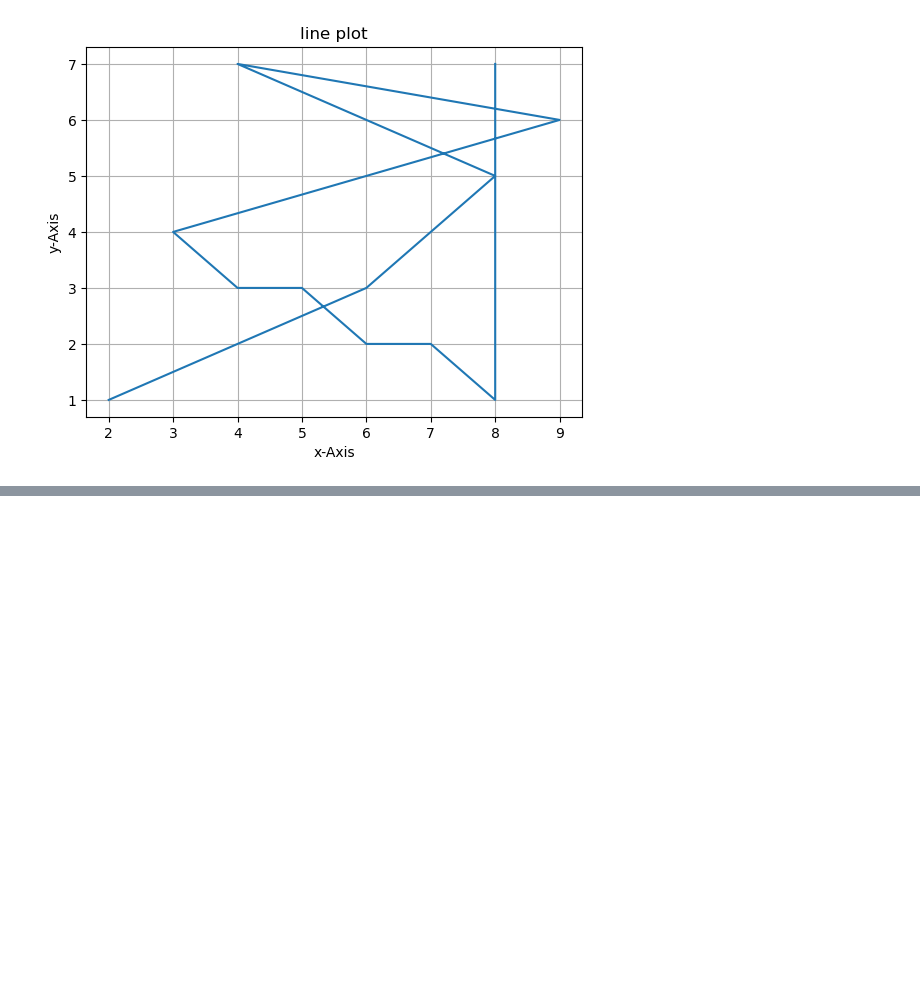
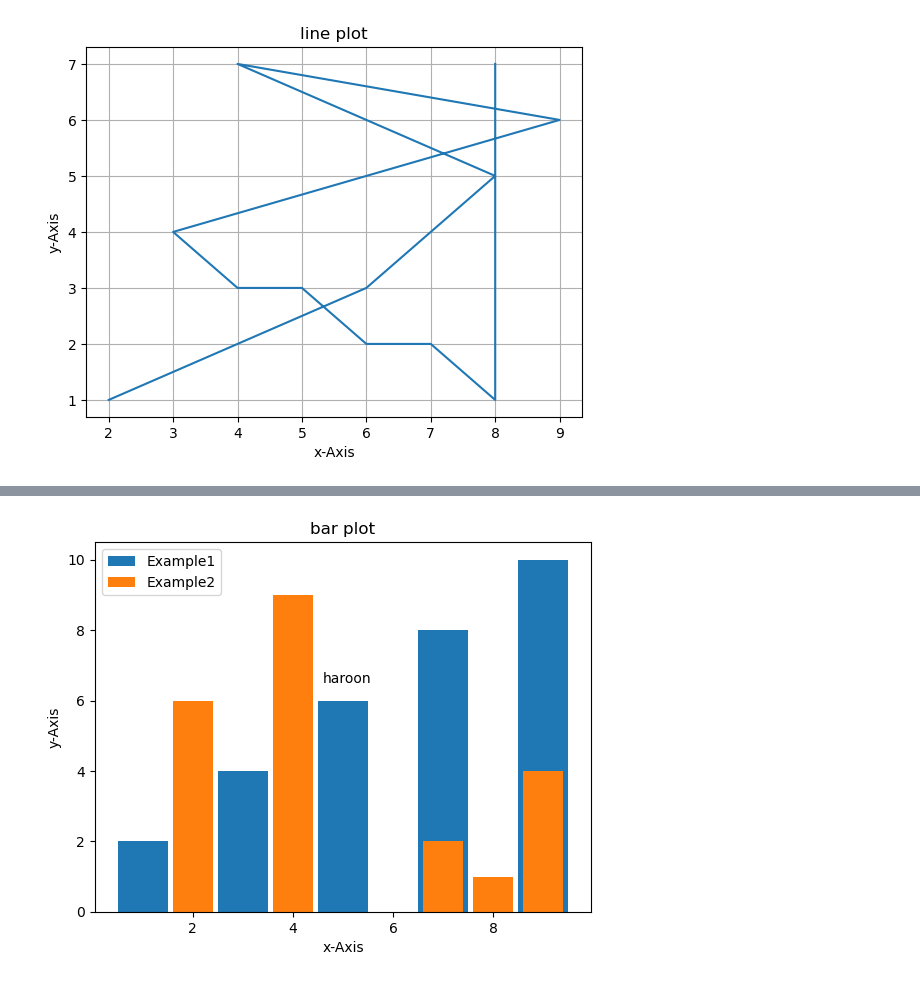
Before and after one commit to musharafaltaf/anacondaPractice, a Jupyter notebook: numpyexample.ipynb, the cells around one changed output, grey strips where cells are left out. Drawn from its saved outputs; the diff is of its cells as text; code cells hidden in the pictures; blank space fills up the shorter version.

```diff
--- a/numpyexample.ipynb
+++ b/numpyexample.ipynb
@@ -1336,0 +1371,15 @@ plt.show()
+# %%
+x = [1,3,5,7,9]
+y = [2,4,6,8,10]
+plt.bar(x,y,width=1,label='Example1')
+x1 = [4,7,2,9,8]
+y2 = [9,2,6,4,1]
+plt.bar(x1,y2,label='Example2')
+plt.title("bar plot")
+plt.legend()
+plt.xlabel('x-Axis')
+plt.ylabel('y-Axis')
+plt.annotate("haroon",xy=(4.6,6.5))
+plt.show()
+# %% [output]
+[figure, added]
```
Also changed, not shown: parts of 5 cells of this notebook.
